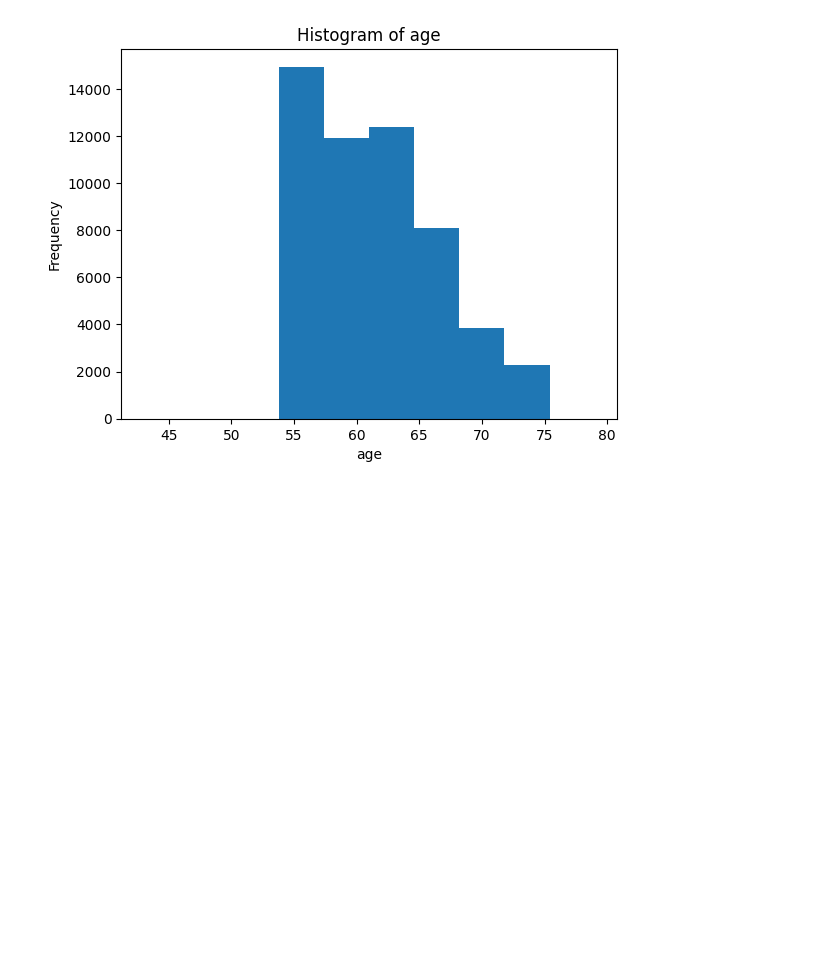
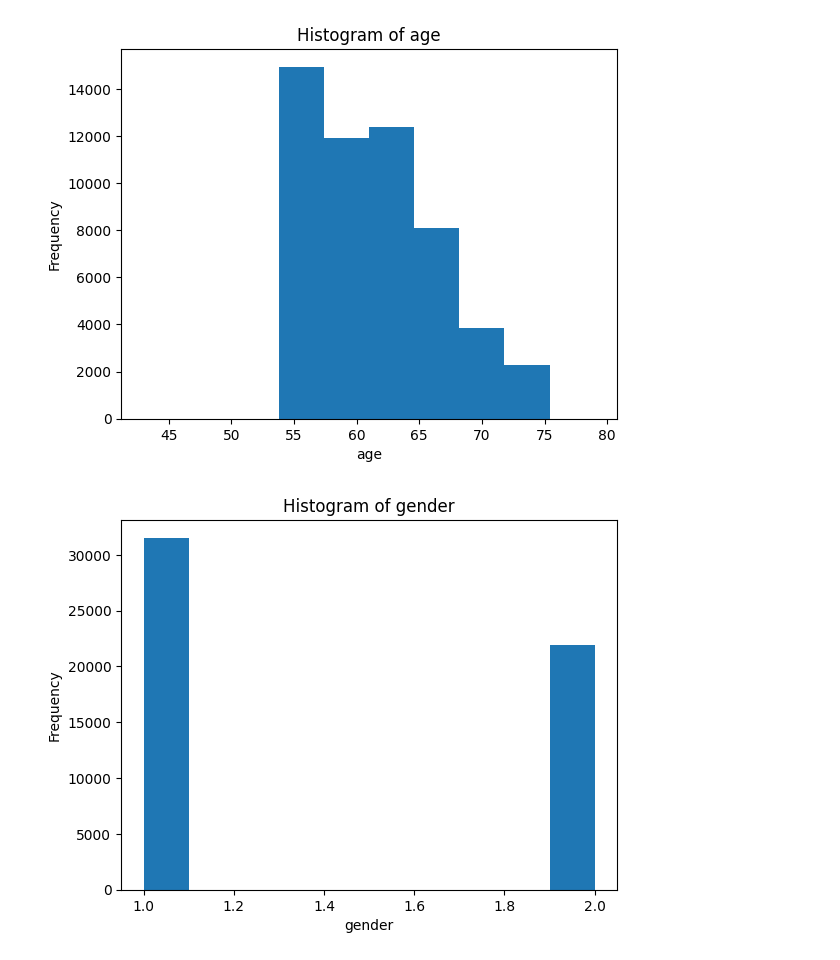
Before and after one commit to Desmondonam/Lung_cancer_Prediction, a Jupyter notebook: Lung_cancer_ML.ipynb, the cells around one changed output. Saved outputs shown, nothing was run; the diff lists cells and outputs as text; code cells hidden in the pictures; blank space fills up the shorter version.

```diff
--- a/Lung_cancer_ML.ipynb
+++ b/Lung_cancer_ML.ipynb
@@ -351,3 +351,11 @@ plt.title('Histogram of age')
 plt.show()
 # %% [output]
 [figure]
+# %%
+plt.hist(data['gender'], bins=10)
+plt.xlabel('gender')
+plt.ylabel('Frequency')
+plt.title('Histogram of gender')
+plt.show()
+# %% [output]
+[figure, added]
```
Also changed, not shown: parts of 4 cells of this notebook.
